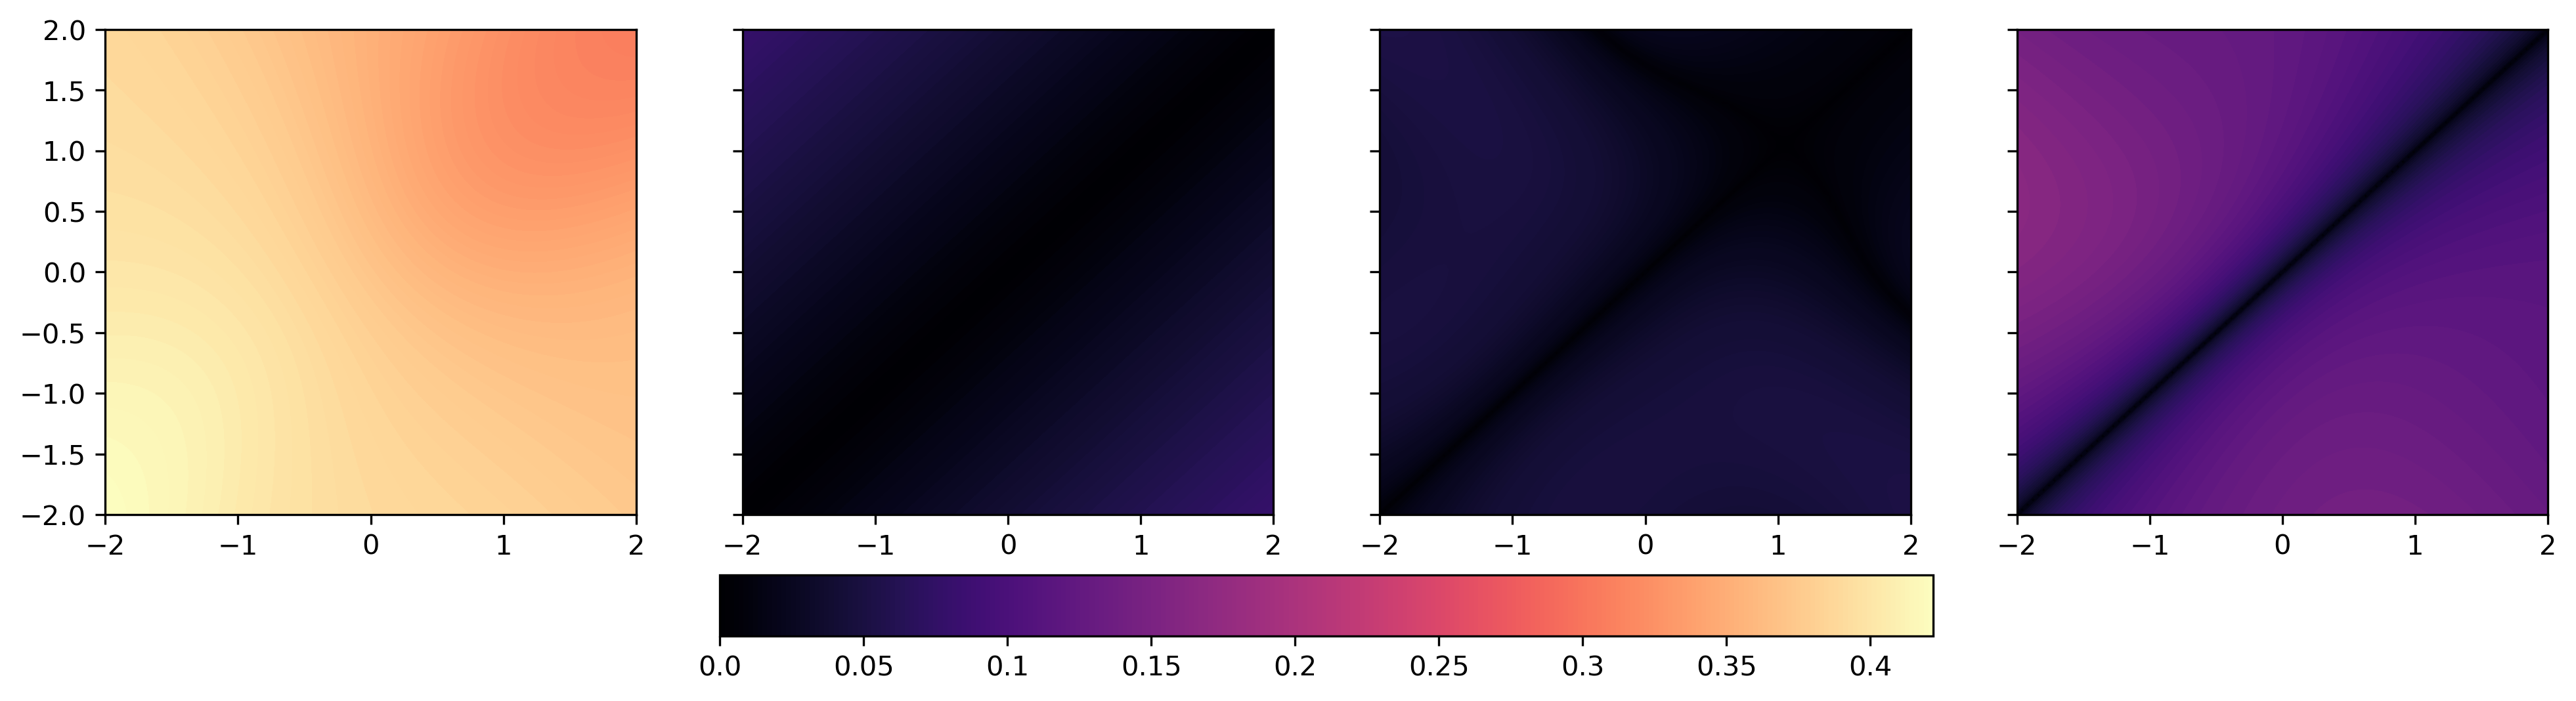
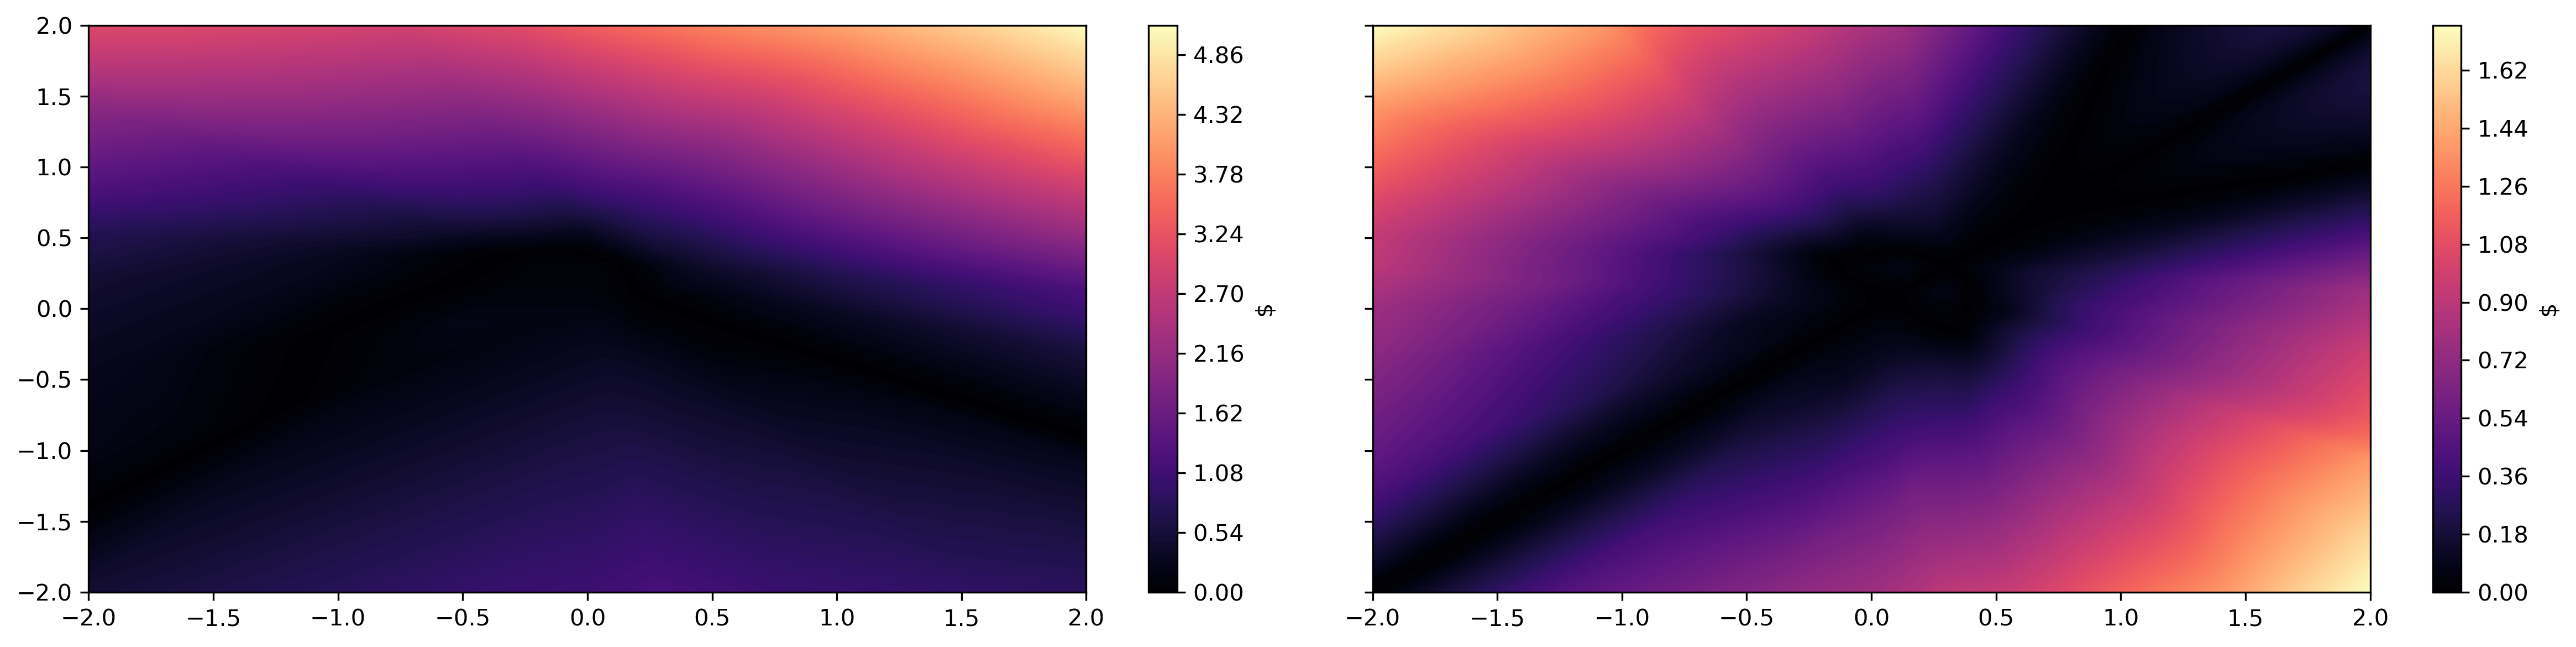
Code edit (unified diff) that turned the first committed figure into the second:
--- before
+++ after
@@ -1,12 +1,12 @@
 # plt.figure(figsize=(16, 8), dpi=130)
-fig, ax = plt.subplots(1, 4, sharey=True, figsize=(16, 4), dpi=300)
-LEVELS = 50
+fig, ax = plt.subplots(1, 2, sharey=True, figsize=(16, 4), dpi=300)
+LEVELS = 200
 
 norm = colors.Normalize(0, vmx)
-# out = [[p1, xx.reshape(X.shape).T], [p2, p4]]
-out = [p1, xx.reshape(X.shape).T, p2, p4]
+out = [p1, p2] # xx.reshape(X.shape).T, 
 plots=[]
 for i in range(len(out)):
-    plots.append(ax[i].contourf(X, Y, out[i], levels=LEVELS, norm=norm, cmap='magma'))
+    plots.append(ax[i].contourf(X, Y, out[i], levels=LEVELS, cmap='magma',))# norm=norm))
+    plt.colorbar(plots[-1], label=r'$')
 
 #for i in range(2):
@@ -19,6 +19,6 @@
 #ax[1, 1].set_xlabel(r"$x_1$")
 #ax[0, 0].set_ylabel(r"$x_2$")
-fig.colorbar(cm.ScalarMappable(norm, cmap='magma'), ax=ax, pad=0.1, format="{x:.2}", orientation='horizontal', fraction=.1)
-# plt.tight_layout()
+# fig.colorbar(cm.ScalarMappable(norm, cmap='seismic'), ax=ax, pad=0.1, format="{x:.2}", orientation='horizontal', fraction=.1)
+plt.tight_layout()
 plt.savefig("wsop_gen.pdf", format='pdf')
 plt.show()

Commit: Update wso.ipynb